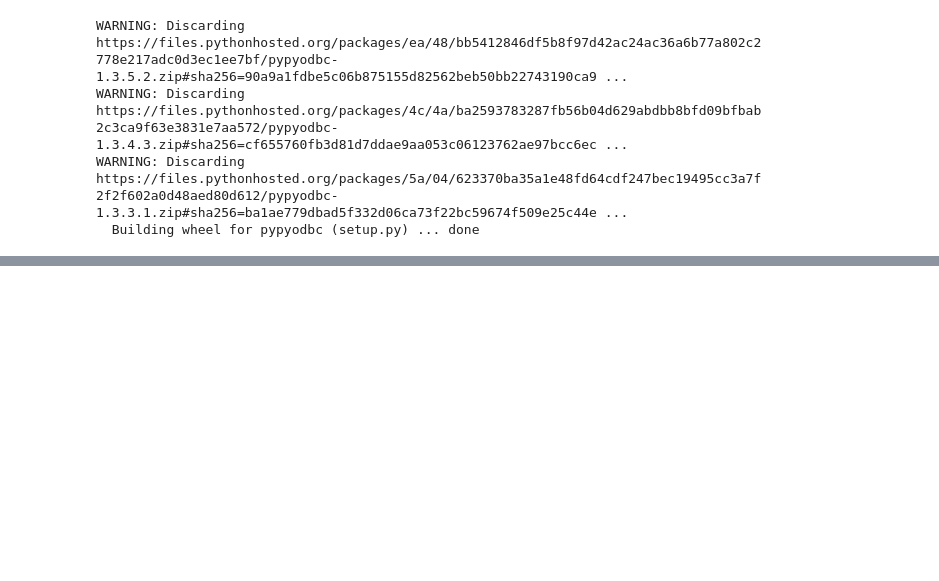
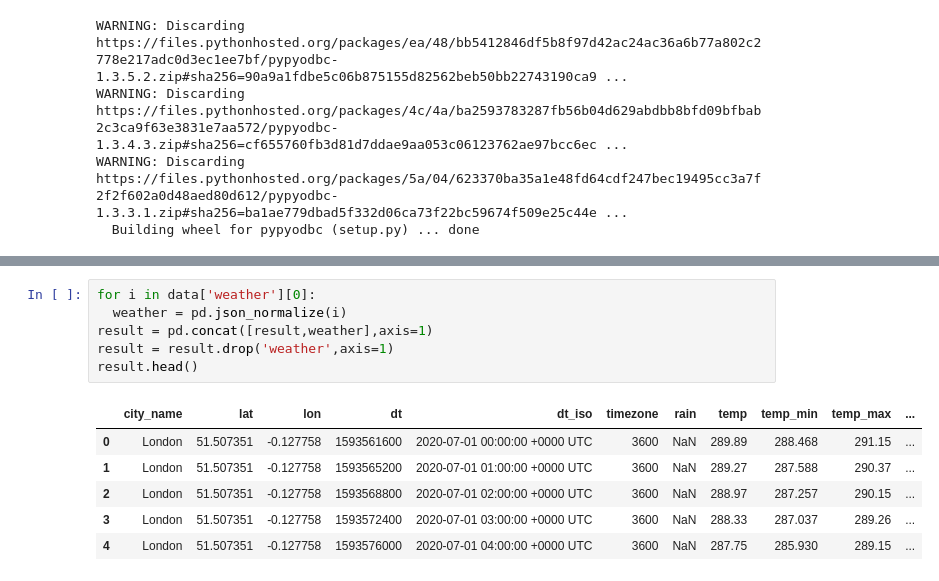
Before and after one commit to divyakumar95/ProgrammingDA_CA, a Jupyter notebook: Prog_Da_CA02.ipynb, the cells around one changed output, grey strips where cells are left out. Drawn from its saved outputs; the diff is of its cells as text; blank space fills up the shorter version.

```diff
--- a/Prog_Da_CA02.ipynb
+++ b/Prog_Da_CA02.ipynb
@@ -49,0 +96,13 @@ import pypyodbc
+# %%
+for i in data['weather'][0]:
+  weather = pd.json_normalize(i)
+result = pd.concat([result,weather],axis=1)
+result = result.drop('weather',axis=1)
+result.head()
+# %% [output]
+|  | city_name | lat | lon | dt | dt_iso | timezone | rain | temp | temp_min | temp_max | ... |
+| 0 | London | 51.507351 | -0.127758 | 1593561600 | 2020-07-01 00:00:00 +0000 UTC | 3600 | NaN | 289.89 | 288.468 | 291.15 | ... |
+| 1 | London | 51.507351 | -0.127758 | 1593565200 | 2020-07-01 01:00:00 +0000 UTC | 3600 | NaN | 289.27 | 287.588 | 290.37 | ... |
+| 2 | London | 51.507351 | -0.127758 | 1593568800 | 2020-07-01 02:00:00 +0000 UTC | 3600 | NaN | 288.97 | 287.257 | 290.15 | ... |
+| 3 | London | 51.507351 | -0.127758 | 1593572400 | 2020-07-01 03:00:00 +0000 UTC | 3600 | NaN | 288.33 | 287.037 | 289.26 | ... |
+| 4 | London | 51.507351 | -0.127758 | 1593576000 | 2020-07-01 04:00:00 +0000 UTC | 3600 | NaN | 287.75 | 285.930 | 289.15 | ... |
```
Also changed, not shown: parts of 13 cells of this notebook.
